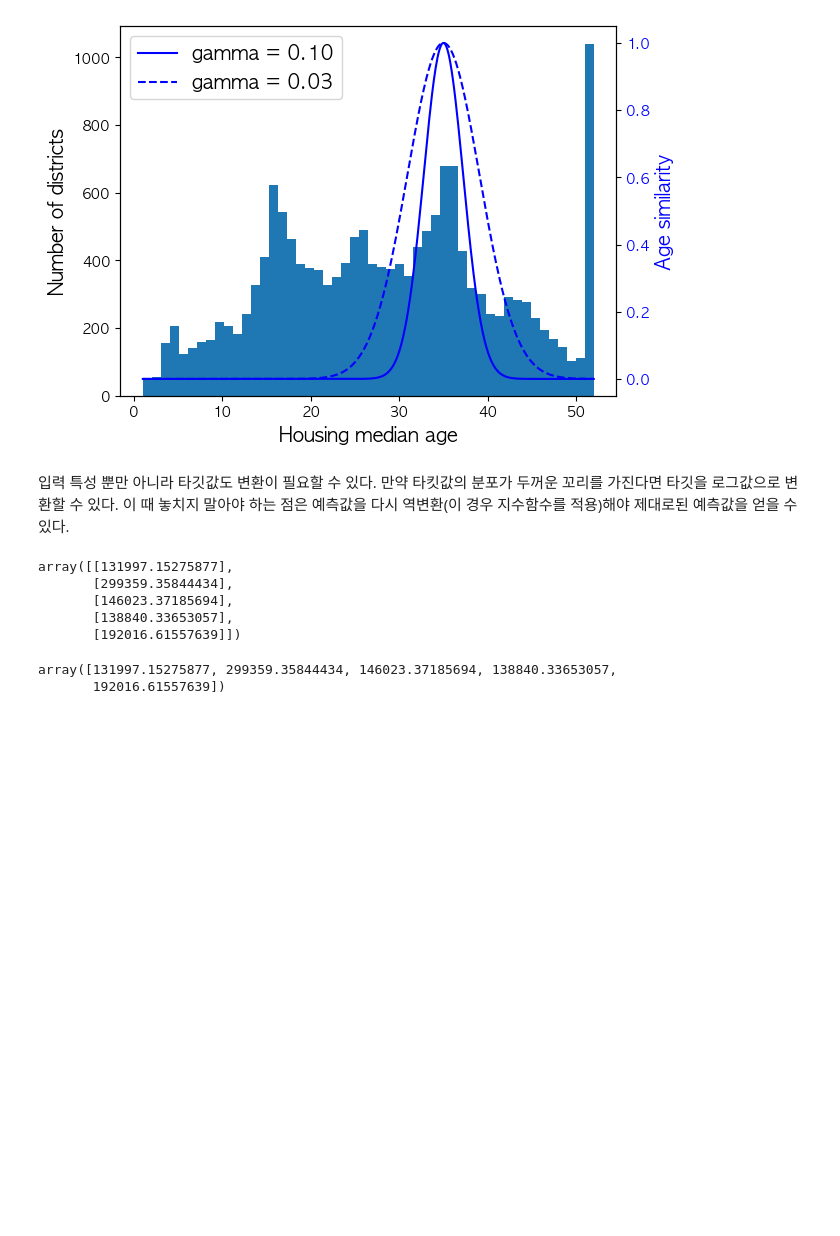
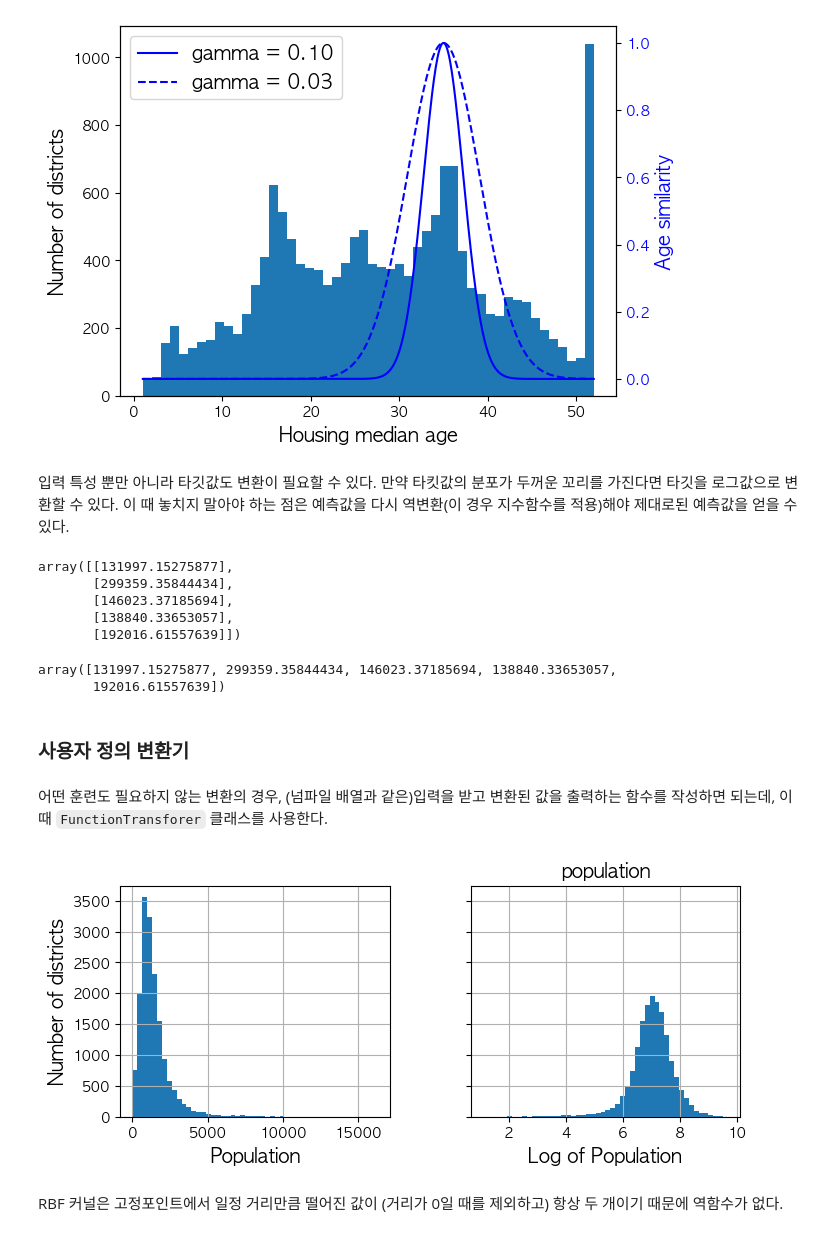
Before and after one commit to Logqwerty/handson-ml3-practice, a Jupyter notebook: 02_end_to_end_ml_project.ipynb, the cells around one changed output. Cells and saved outputs as stored; diff of their text form; code cells hidden in the pictures; blank space fills up the shorter version.

```diff
--- a/02_end_to_end_ml_project.ipynb
+++ b/02_end_to_end_ml_project.ipynb
@@ -1112,3 +1112,24 @@ predictions
 # %% [output]
 array([131997.15275877, 299359.35844434, 146023.37185694, 138840.33653057,
        192016.61557639])
+# %% [markdown]
+### 사용자 정의 변환기
+# %% [markdown]
+어떤 훈련도 필요하지 않는 변환의 경우, (넘파일 배열과 같은)입력을 받고 변환된 값을 출력하는 함수를 작성하면 되는데, 이 때 `FunctionTransforer` 클래스를 사용한다.
+# %%
+from sklearn.preprocessing import FunctionTransformer
+
+log_transformer = FunctionTransformer(np.log, inverse_func=np.exp)
+log_pop = log_transformer.transform(housing[["population"]])
+# %%
+fig, axs = plt.subplots(1, 2, figsize=(8, 3), sharey=True)
+housing["population"].hist(ax=axs[0], bins=50)
+log_pop.hist(ax=axs[1], bins=50)
+axs[0].set_xlabel("Population")
+axs[1].set_xlabel("Log of Population")
+axs[0].set_ylabel("Number of districts")
+plt.show()
+# %% [output]
+[figure, added]
+# %% [markdown]
+RBF 커널은 고정포인트에서 일정 거리만큼 떨어진 값이 (거리가 0일 때를 제외하고) 항상 두 개이기 때문에 역함수가 없다.
```
Also changed, not shown: parts of 18 cells of this notebook.
